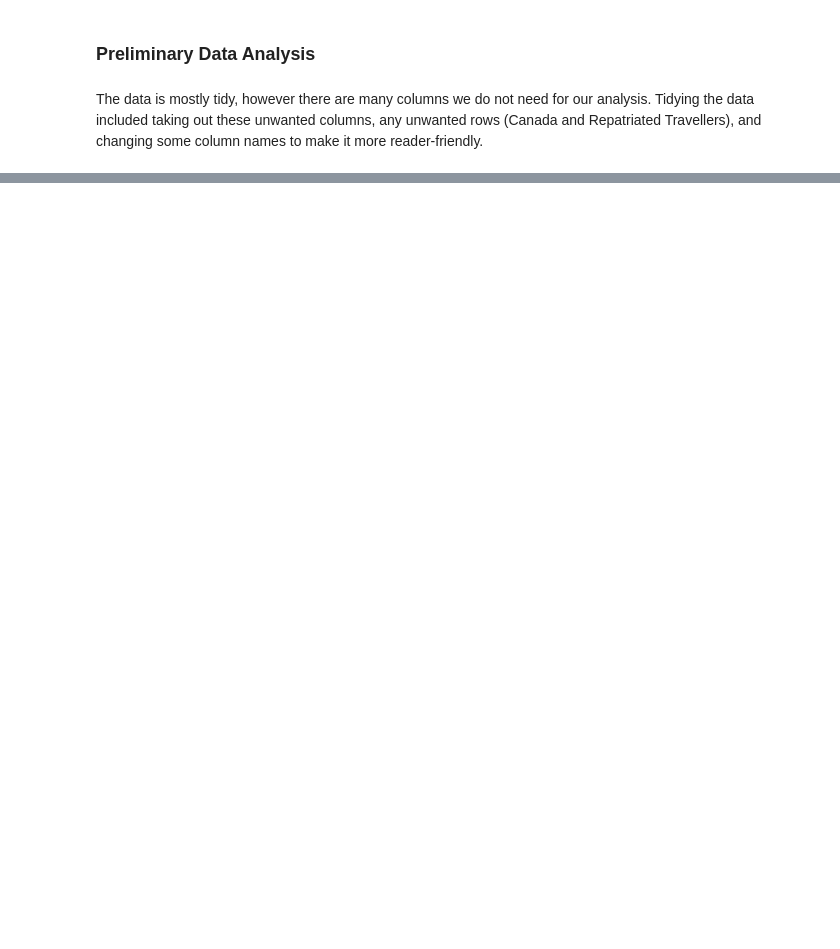
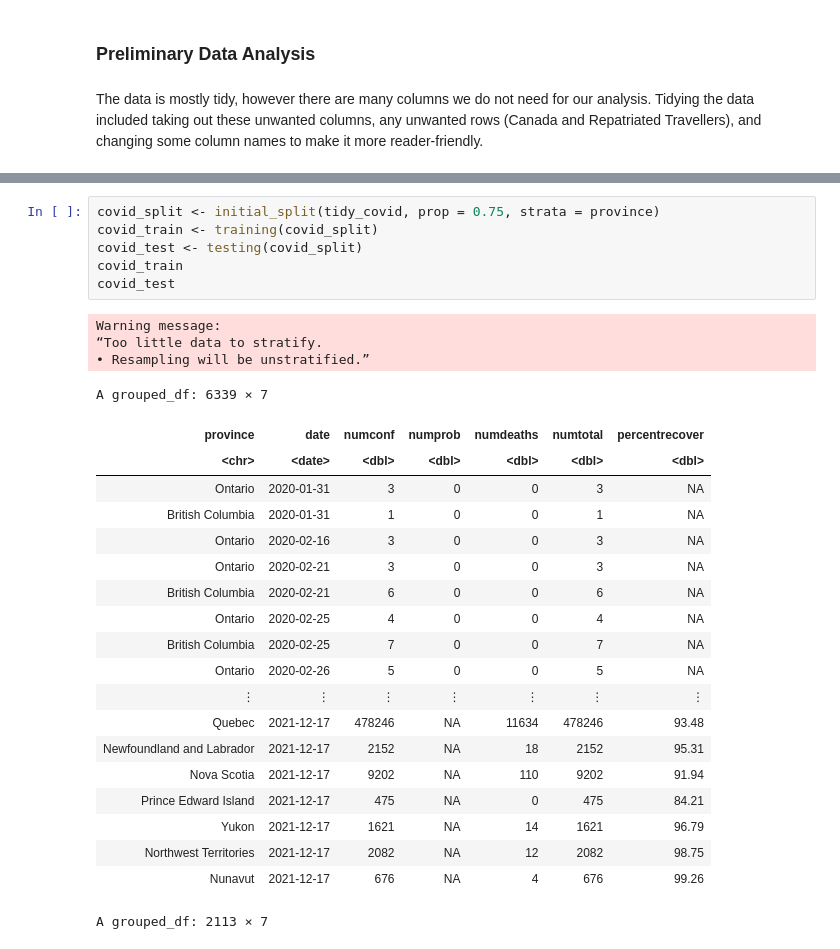
Before and after one commit to mikcblue7/dsci-100-project-group2, a Jupyter notebook: Group-2-Proposal.ipynb, the cells around one changed output, grey strips where cells are left out. Cells and saved outputs as stored; diff of their text form; blank space fills up the shorter version.

```diff
--- a/Group-2-Proposal.ipynb
+++ b/Group-2-Proposal.ipynb
@@ -77,3 +99,33 @@ A grouped_df: 8452 × 7
 | Yukon | 2021-12-17 | 1621 | NA | 14 | 1621 | 96.79 |
 | Northwest Territories | 2021-12-17 | 2082 | NA | 12 | 2082 | 98.75 |
 | Nunavut | 2021-12-17 | 676 | NA | 4 | 676 | 99.26 |
+# %%
+covid_split <- initial_split(tidy_covid, prop = 0.75, strata = province)
+covid_train <- training(covid_split)
+covid_test <- testing(covid_split)
+covid_train
+covid_test
+# %% [output]
+Warning message:
+“Too little data to stratify.
+• Resampling will be unstratified.”
+A grouped_df: 6339 × 7
+| province | date | numconf | numprob | numdeaths | numtotal | percentrecover |
+| <chr> | <date> | <dbl> | <dbl> | <dbl> | <dbl> | <dbl> |
+| Ontario | 2020-01-31 | 3 | 0 | 0 | 3 | NA |
+| British Columbia | 2020-01-31 | 1 | 0 | 0 | 1 | NA |
+| Ontario | 2020-02-16 | 3 | 0 | 0 | 3 | NA |
+| Ontario | 2020-02-21 | 3 | 0 | 0 | 3 | NA |
+| British Columbia | 2020-02-21 | 6 | 0 | 0 | 6 | NA |
+| Ontario | 2020-02-25 | 4 | 0 | 0 | 4 | NA |
+| British Columbia | 2020-02-25 | 7 | 0 | 0 | 7 | NA |
+| Ontario | 2020-02-26 | 5 | 0 | 0 | 5 | NA |
+| ⋮ | ⋮ | ⋮ | ⋮ | ⋮ | ⋮ | ⋮ |
+| Quebec | 2021-12-17 | 478246 | NA | 11634 | 478246 | 93.48 |
+| Newfoundland and Labrador | 2021-12-17 | 2152 | NA | 18 | 2152 | 95.31 |
+| Nova Scotia | 2021-12-17 | 9202 | NA | 110 | 9202 | 91.94 |
+| Prince Edward Island | 2021-12-17 | 475 | NA | 0 | 475 | 84.21 |
+| Yukon | 2021-12-17 | 1621 | NA | 14 | 1621 | 96.79 |
+| Northwest Territories | 2021-12-17 | 2082 | NA | 12 | 2082 | 98.75 |
+| Nunavut | 2021-12-17 | 676 | NA | 4 | 676 | 99.26 |
+A grouped_df: 2113 × 7
```
Also changed, not shown: parts of 12 cells of this notebook.
